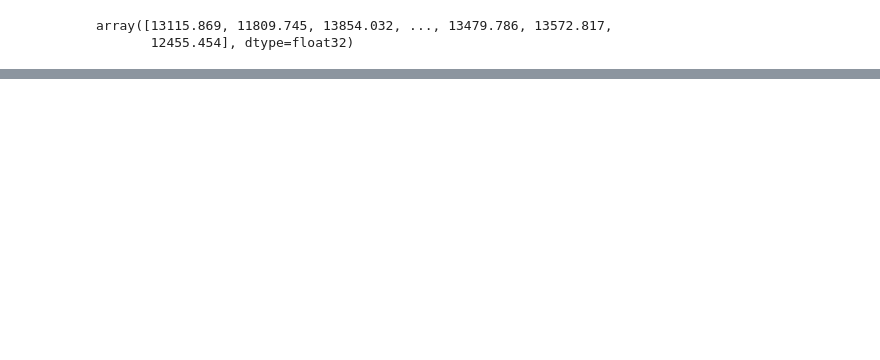
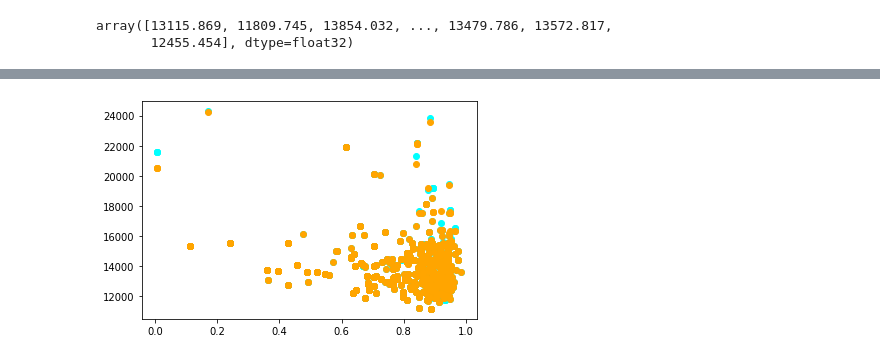
Before and after one commit to Lalita-ponnapalli/HS_Baseball_Scholarships, a Jupyter notebook: randomforestschools.ipynb, the cells around one changed output, grey strips where cells are left out. Drawn from its saved outputs; the diff is of its cells as text; code cells hidden in the pictures; blank space fills up the shorter version.

Commit message:
Updated with more plots

```diff
--- a/randomforestschools.ipynb
+++ b/randomforestschools.ipynb
@@ -215,0 +216,9 @@ sorted(zip(rf_model.feature_importances_, X.columns), reverse=True)
+# %%
+plt.scatter(X_test['pctwhite'].values, y_test, color = 'cyan')
+plt.scatter(X_test['pctwhite'].values, y_pred, color = "orange")
+# plt.title
+# plt.xlabel
+# plt.ylabel
+plt.show()
+# %% [output]
+[figure, added]
```
Also changed, not shown: parts of 11 cells of this notebook.
